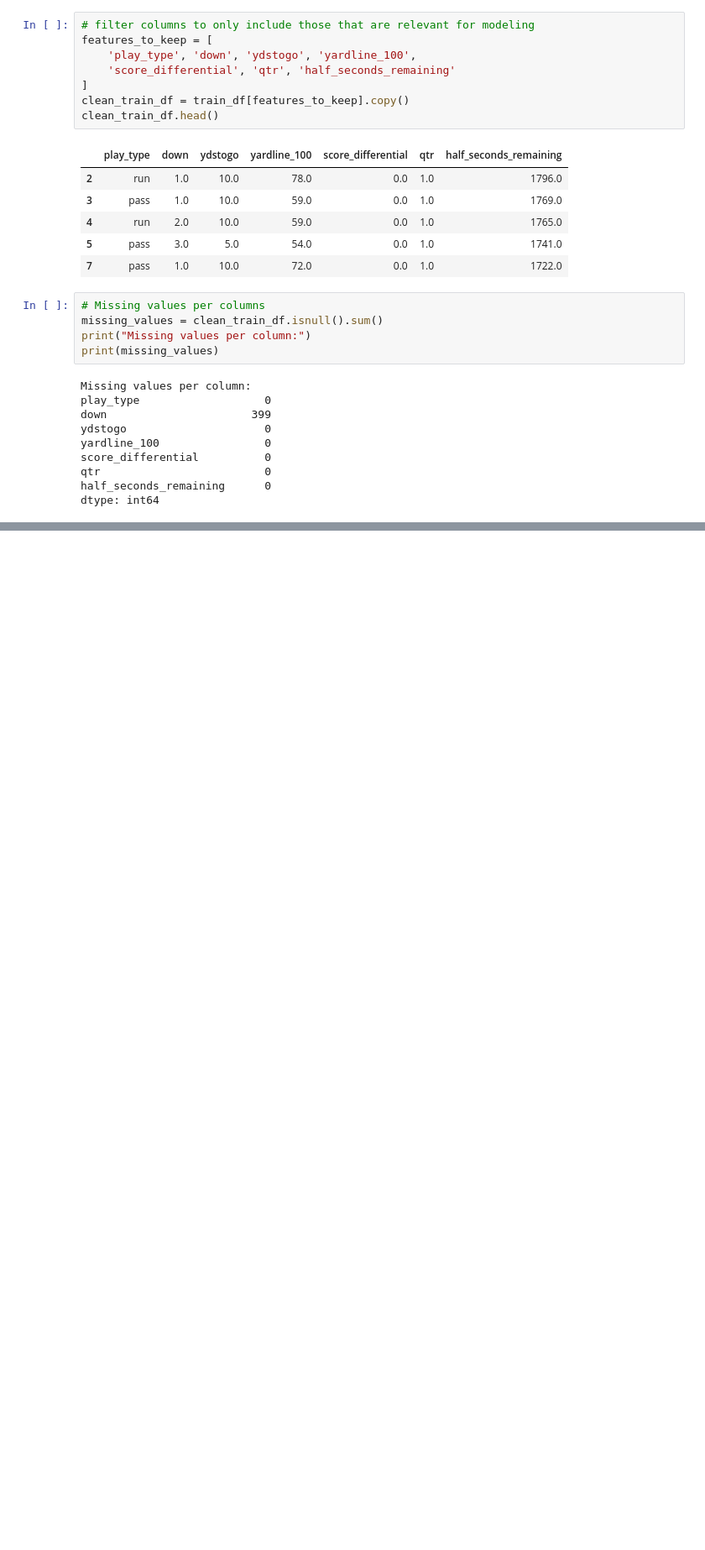
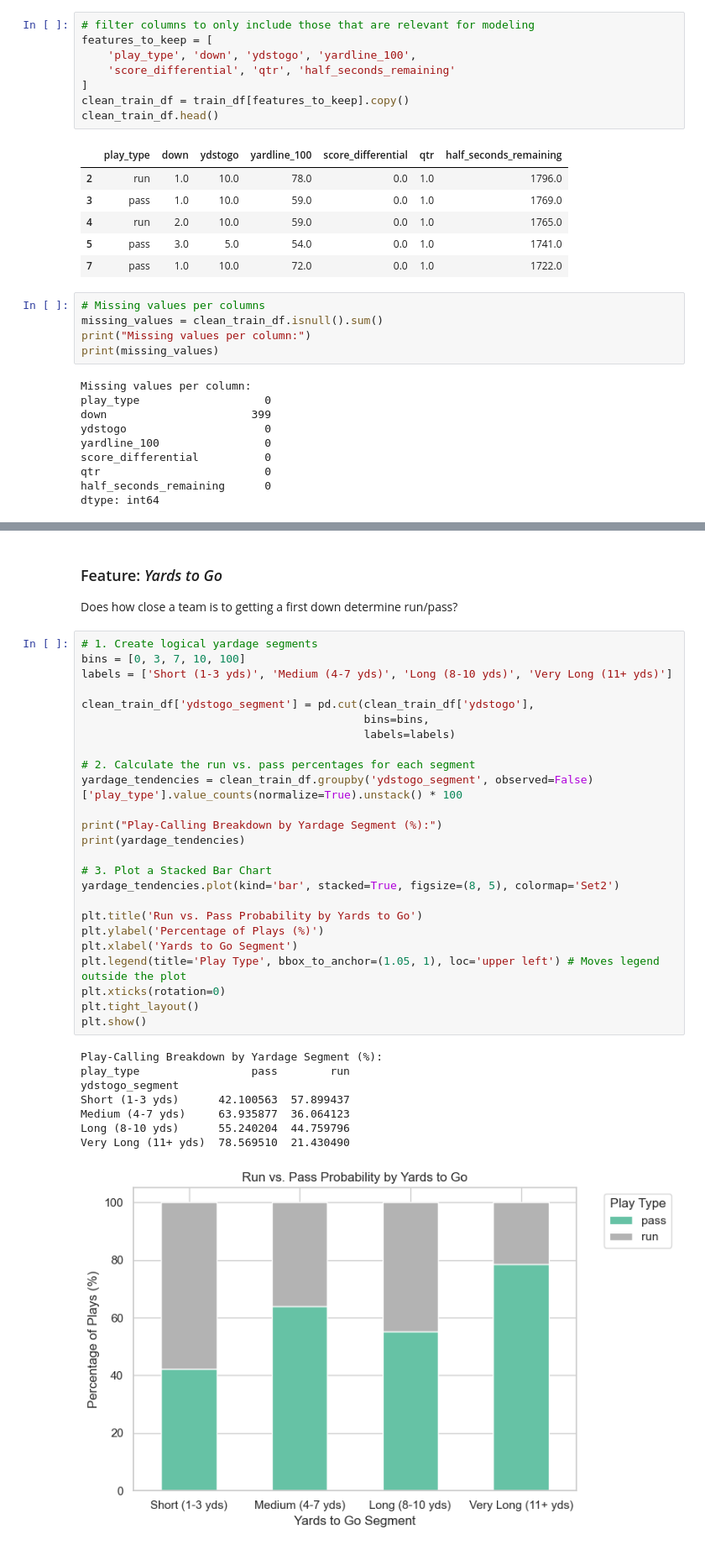
Before and after one commit to cadenpascual/nfl-play-predictor, a Jupyter notebook: notebooks/01_EDA.ipynb, the cells around one changed output, grey strips where cells are left out. Shown at 84% size. Cells and saved outputs as stored; diff of their text form; blank space fills up the shorter version.

```diff
--- a/notebooks/01_EDA.ipynb
+++ b/notebooks/01_EDA.ipynb
@@ -91,0 +123,37 @@ Passing `palette` without assigning `hue` is deprecated and will be removed in v
+# %% [markdown]
+### Feature: *Yards to Go*
+Does how close a team is to getting a first down determine run/pass?
+# %%
+# 1. Create logical yardage segments
+bins = [0, 3, 7, 10, 100]
+labels = ['Short (1-3 yds)', 'Medium (4-7 yds)', 'Long (8-10 yds)', 'Very Long (11+ yds)']
+
+clean_train_df['ydstogo_segment'] = pd.cut(clean_train_df['ydstogo'],
+                                           bins=bins,
+                                           labels=labels)
+
+# 2. Calculate the run vs. pass percentages for each segment
+yardage_tendencies = clean_train_df.groupby('ydstogo_segment', observed=False)['play_type'].value_counts(normalize=True).unstack() * 100
+
+print("Play-Calling Breakdown by Yardage Segment (%):")
+print(yardage_tendencies)
+
+# 3. Plot a Stacked Bar Chart
+yardage_tendencies.plot(kind='bar', stacked=True, figsize=(8, 5), colormap='Set2')
+
+plt.title('Run vs. Pass Probability by Yards to Go')
+plt.ylabel('Percentage of Plays (%)')
+plt.xlabel('Yards to Go Segment')
+plt.legend(title='Play Type', bbox_to_anchor=(1.05, 1), loc='upper left') # Moves legend outside the plot
+plt.xticks(rotation=0)
+plt.tight_layout()
+plt.show()
+# %% [output]
+Play-Calling Breakdown by Yardage Segment (%):
+play_type                 pass        run
+ydstogo_segment
+Short (1-3 yds)      42.100563  57.899437
+Medium (4-7 yds)     63.935877  36.064123
+Long (8-10 yds)      55.240204  44.759796
+Very Long (11+ yds)  78.569510  21.430490
+[figure, added]
```
Also changed, not shown: parts of 8 cells of this notebook, 1 other file.
